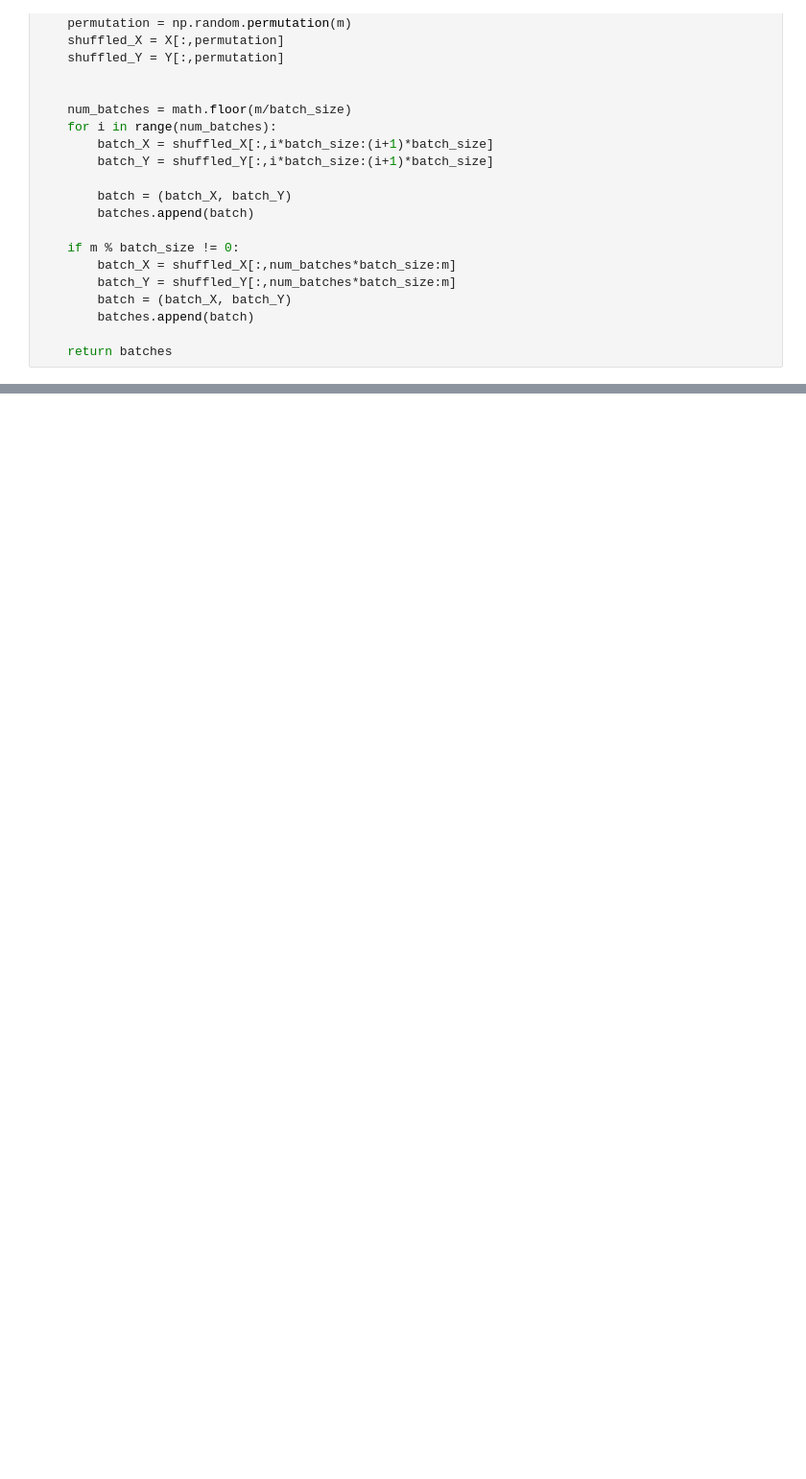
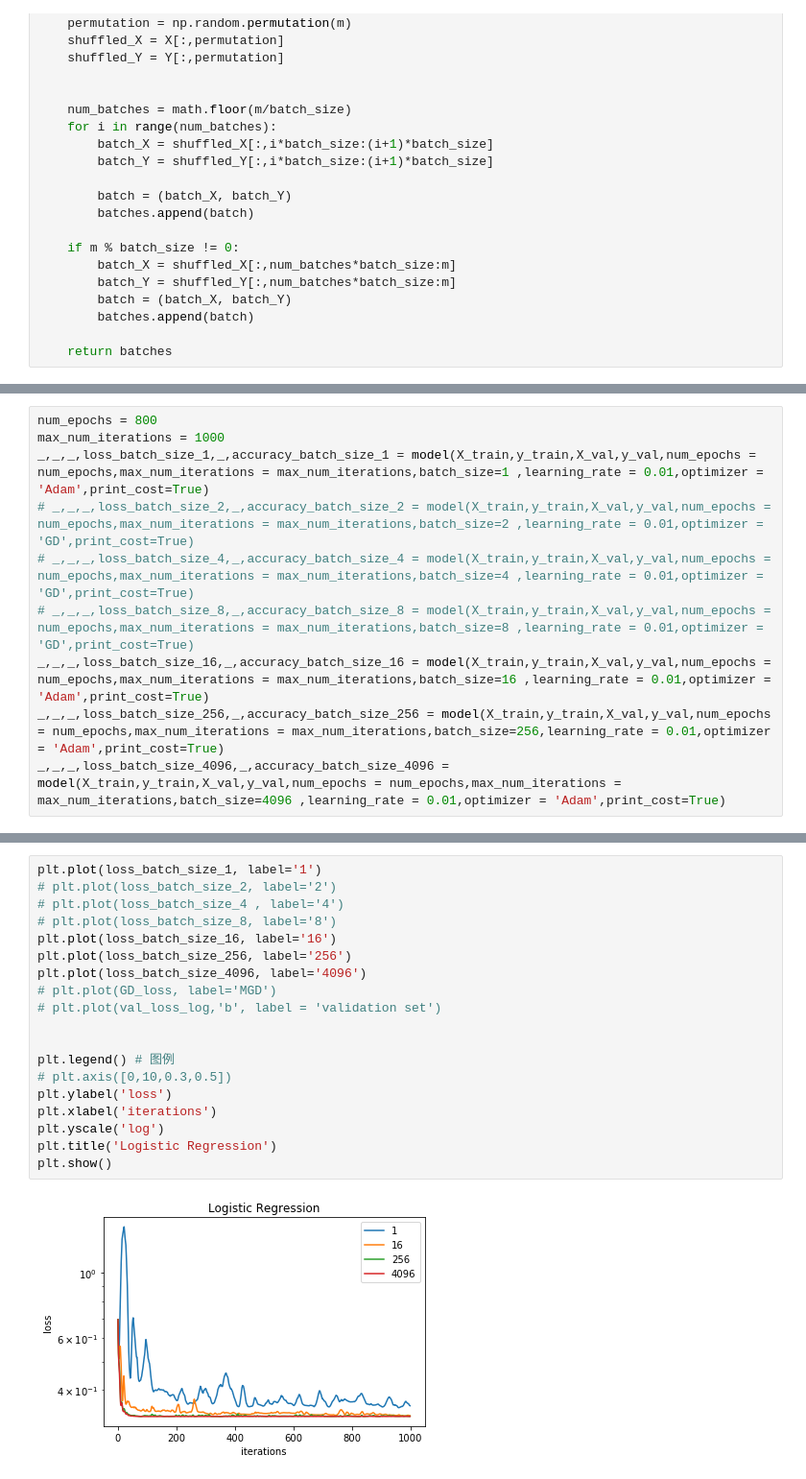
Before and after one commit to nopyhe/ML2017-lab-02, a Jupyter notebook: RegressionExperiment.ipynb, the cells around one changed output, grey strips where cells are left out. Shown at 96% size. Drawn from its saved outputs; the diff is of its cells as text; blank space fills up the shorter version.

```diff
--- a/RegressionExperiment.ipynb
+++ b/RegressionExperiment.ipynb
@@ -251,0 +244,10 @@ plt.show()
+# %%
+num_epochs = 800
+max_num_iterations = 1000
+_,_,_,loss_batch_size_1,_,accuracy_batch_size_1 = model(X_train,y_train,X_val,y_val,num_epochs = num_epochs,max_num_iterations = max_num_iterations,batch_size=1 ,learning_rate = 0.01,optimizer = 'Adam',print_cost=True)
+# _,_,_,loss_batch_size_2,_,accuracy_batch_size_2 = model(X_train,y_train,X_val,y_val,num_epochs = num_epochs,max_num_iterations = max_num_iterations,batch_size=2 ,learning_rate = 0.01,optimizer = 'GD',print_cost=True)
+# _,_,_,loss_batch_size_4,_,accuracy_batch_size_4 = model(X_train,y_train,X_val,y_val,num_epochs = num_epochs,max_num_iterations = max_num_iterations,batch_size=4 ,learning_rate = 0.01,optimizer = 'GD',print_cost=True)
+# _,_,_,loss_batch_size_8,_,accuracy_batch_size_8 = model(X_train,y_train,X_val,y_val,num_epochs = num_epochs,max_num_iterations = max_num_iterations,batch_size=8 ,learning_rate = 0.01,optimizer = 'GD',print_cost=True)
+_,_,_,loss_batch_size_16,_,accuracy_batch_size_16 = model(X_train,y_train,X_val,y_val,num_epochs = num_epochs,max_num_iterations = max_num_iterations,batch_size=16 ,learning_rate = 0.01,optimizer = 'Adam',print_cost=True)
+_,_,_,loss_batch_size_256,_,accuracy_batch_size_256 = model(X_train,y_train,X_val,y_val,num_epochs = num_epochs,max_num_iterations = max_num_iterations,batch_size=256,learning_rate = 0.01,optimizer = 'Adam',print_cost=True)
+_,_,_,loss_batch_size_4096,_,accuracy_batch_size_4096 = model(X_train,y_train,X_val,y_val,num_epochs = num_epochs,max_num_iterations = max_num_iterations,batch_size=4096 ,learning_rate = 0.01,optimizer = 'Adam',print_cost=True)
@@ -251,0 +271,21 @@ plt.show()
+# %%
+plt.plot(loss_batch_size_1, label='1')
+# plt.plot(loss_batch_size_2, label='2')
+# plt.plot(loss_batch_size_4 , label='4')
+# plt.plot(loss_batch_size_8, label='8')
+plt.plot(loss_batch_size_16, label='16')
+plt.plot(loss_batch_size_256, label='256')
+plt.plot(loss_batch_size_4096, label='4096')
+# plt.plot(GD_loss, label='MGD')
+# plt.plot(val_loss_log,'b', label = 'validation set')
+
+
+plt.legend() # 图例
+# plt.axis([0,10,0.3,0.5])
+plt.ylabel('loss')
+plt.xlabel('iterations')
+plt.yscale('log')
+plt.title('Logistic Regression')
+plt.show()
+# %% [output]
+[figure, added]
```
Also changed, not shown: parts of 6 cells of this notebook, 5 other files.
